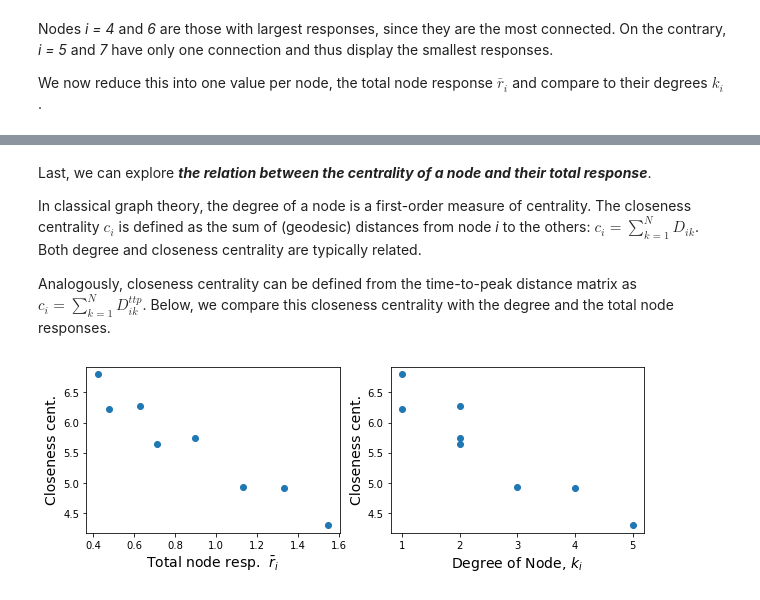
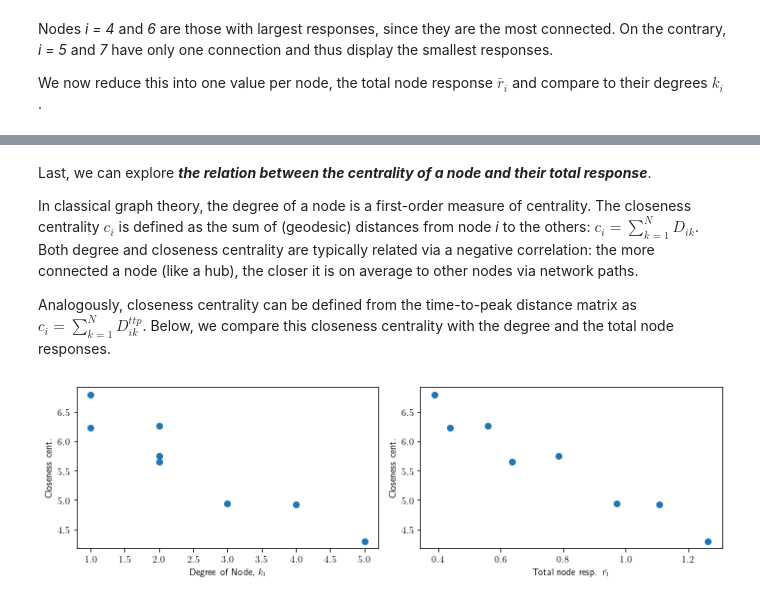
Before and after one commit to mb-BCA/SiReNetA_Tutorials, a Jupyter notebook: Tutorial_Notebooks/1_GettingStarted.ipynb, the cells around one changed output, grey strips where cells are left out. Cells and saved outputs as stored; diff of their text form; code cells hidden in the pictures.

```diff
--- a/Tutorial_Notebooks/1_GettingStarted.ipynb
+++ b/Tutorial_Notebooks/1_GettingStarted.ipynb
@@ -130,6 +186,7 @@ import numpy as np
 %matplotlib inline
 # Define the default scale for the plots
 plt.rcParams['figure.dpi'] = 72
+plt.rcParams['text.usetex'] = True
 # %% [markdown]
 We consider the network determined by the following binary matrix.
 # %%
@@ -315,24 +375,26 @@ plt.ylabel( 'Total node resp.  $\\bar{r}_i$' );
 # %% [markdown]
 Last, we can explore _**the relation between the centrality of a node and their total response**_.
 
-In classical graph theory, the degree of a node is a first-order measure of centrality. The  closeness centrality $c_i$ is defined as the sum of (geodesic) distances from node *i* to the others: $c_i = \sum_{k=1}^N D_{ik}$. Both degree and closeness centrality are typically related.
+In classical graph theory, the degree of a node is a first-order measure of centrality. The  closeness centrality $c_i$ is defined as the sum of (geodesic) distances from node *i* to the others: $c_i = \sum_{k=1}^N D_{ik}$. Both degree and closeness centrality are typically related via a negative correlation: the more connected a node (like a hub), the closer it is on average to other nodes via network paths.
 
 Analogously, closeness centrality can be defined from the time-to-peak distance matrix as $c_i = \sum_{k=1}^N  D^{ttp}_{ik}$. Below, we compare this closeness centrality with the degree and the total node responses.
 # %%
 # Compute closeness centrality from time-to-peak distances
 c_nodes = ttpdist.sum(axis=1)
 
 plt.figure(figsize=(10,3))
+# Compare centrality with degree
+plt.subplot(1,2,1)
+plt.scatter(deg,c_nodes)
+plt.xlabel('Degree of Node, $k_i$')
+plt.ylabel( 'Closeness cent.')
+
 # Compare centrality with total node responses
-plt.subplot(1,2,1)
+plt.subplot(1,2,2)
 plt.scatter(totr_nodes,c_nodes)
-plt.xlabel( 'Total node resp.  $\\bar{r}_i$' );
-plt.ylabel( 'Closeness cent.');
+plt.xlabel( 'Total node resp.  $\\bar{r}_i$' )
+plt.ylabel( 'Closeness cent.')
 
-# Compare centrality with degree
-plt.subplot(1,2,2)
-plt.scatter(deg,c_nodes)
-plt.xlabel('Degree of Node, $k_i$');
-plt.ylabel( 'Closeness cent.');
+plt.tight_layout()
 # %% [output]
-[figure, old version]
+[figure, new version]
```
Also changed, not shown: parts of 19 cells of this notebook.
